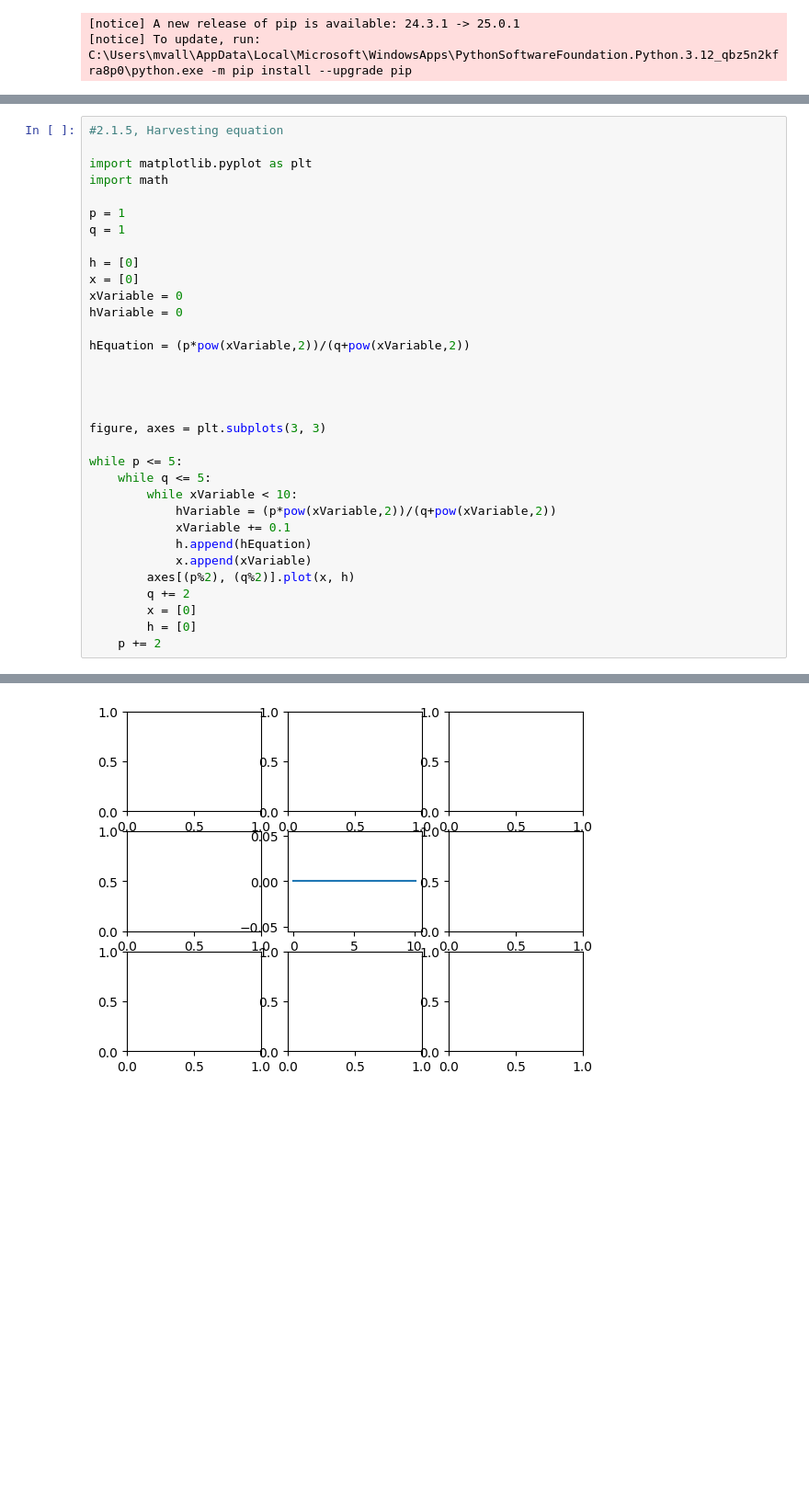
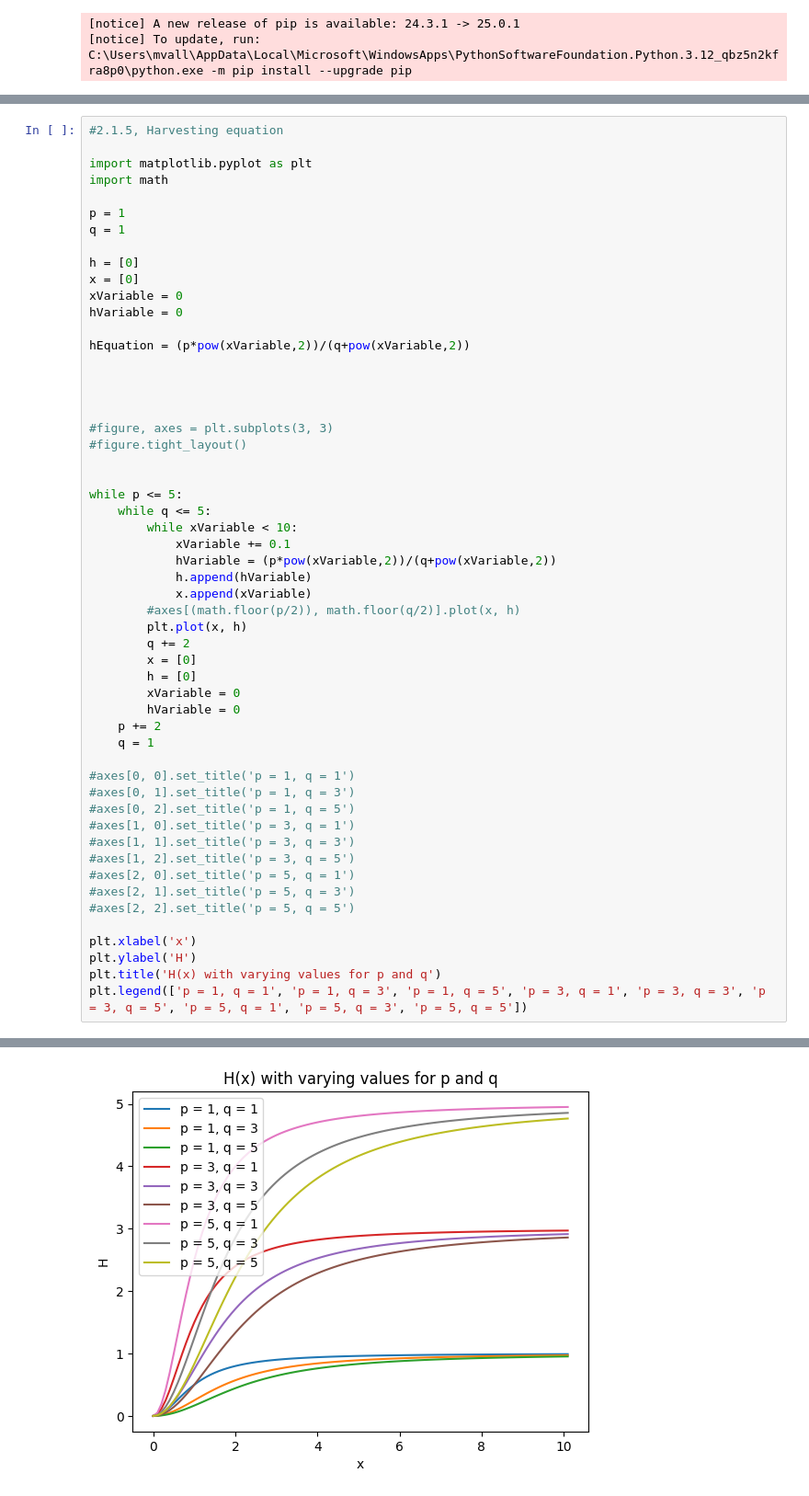
Before and after one commit to MrAnish123/Differential-Equations-Project-1, a Jupyter notebook: SetA.ipynb, the cells around one changed output, grey strips where cells are left out. Shown: that part at 92% size. Cells and saved outputs as stored; diff of their text form; blank space fills up the shorter version.

Commit message:
2.1.5
Added curves for problem 2.1.5

```diff
--- a/SetA.ipynb
+++ b/SetA.ipynb
@@ -159,18 +159,39 @@ hEquation = (p*pow(xVariable,2))/(q+pow(xVariable,2))
 
 
 
-figure, axes = plt.subplots(3, 3)
+#figure, axes = plt.subplots(3, 3)
+#figure.tight_layout()
+
 
 while p <= 5:
     while q <= 5:
         while xVariable < 10:
+            xVariable += 0.1
             hVariable = (p*pow(xVariable,2))/(q+pow(xVariable,2))
-            xVariable += 0.1
-            h.append(hEquation)
+            h.append(hVariable)
             x.append(xVariable)
-        axes[(p%2), (q%2)].plot(x, h)
+        #axes[(math.floor(p/2)), math.floor(q/2)].plot(x, h)
+        plt.plot(x, h)
         q += 2
         x = [0]
         h = [0]
+        xVariable = 0
+        hVariable = 0
     p += 2
+    q = 1
+
+#axes[0, 0].set_title('p = 1, q = 1')
+#axes[0, 1].set_title('p = 1, q = 3')
+#axes[0, 2].set_title('p = 1, q = 5')
+#axes[1, 0].set_title('p = 3, q = 1')
+#axes[1, 1].set_title('p = 3, q = 3')
+#axes[1, 2].set_title('p = 3, q = 5')
+#axes[2, 0].set_title('p = 5, q = 1')
+#axes[2, 1].set_title('p = 5, q = 3')
+#axes[2, 2].set_title('p = 5, q = 5')
+
+plt.xlabel('x')
+plt.ylabel('H')
+plt.title('H(x) with varying values for p and q')
+plt.legend(['p = 1, q = 1', 'p = 1, q = 3', 'p = 1, q = 5', 'p = 3, q = 1', 'p = 3, q = 3', 'p = 3, q = 5', 'p = 5, q = 1', 'p = 5, q = 3', 'p = 5, q = 5'])
 # %% [output]
@@ -177 +199 @@ while p <= 5:
-[figure, old version]
+[figure, new version]
```
Also changed, not shown: parts of 1 cell of this notebook.
